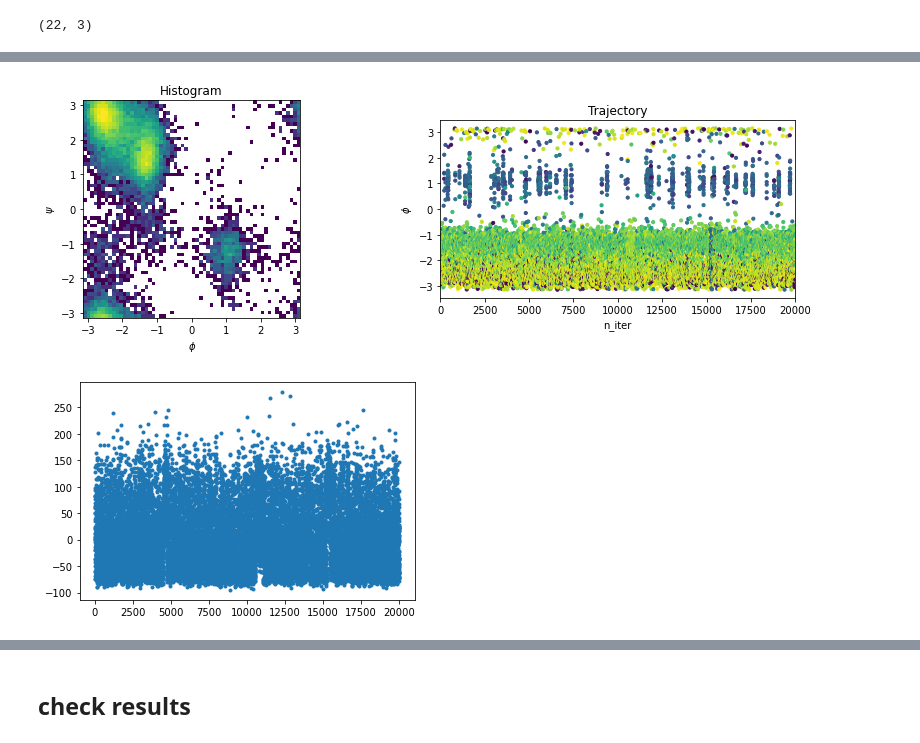
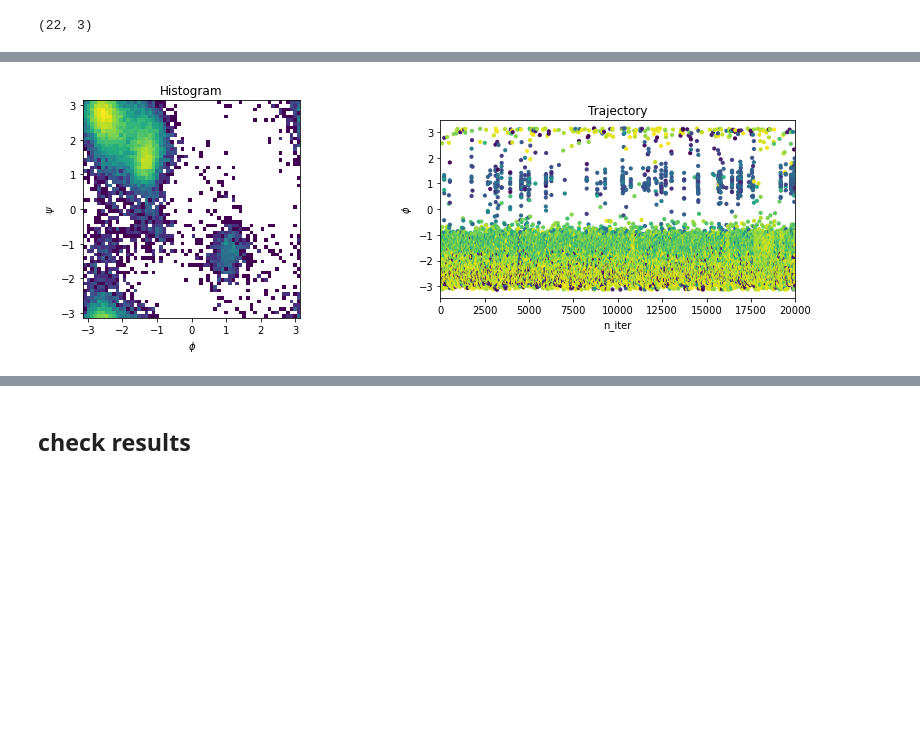
Before and after one commit to invemichele/learned-replica-exchange, a Jupyter notebook: ala2/OPES-ala2.ipynb, the cells around one changed output, grey strips where cells are left out. Saved outputs shown, nothing was run; the diff lists cells and outputs as text; code cells hidden in the pictures; blank space fills up the shorter version.

```diff
--- a/ala2/OPES-ala2.ipynb
+++ b/ala2/OPES-ala2.ipynb
@@ -253,34 +251,33 @@ simulation.context.setPositions(equil_pos)
 
 data = np.full((n_iter, *model.positions.shape), np.nan)
 ener = np.full(n_iter, np.nan) # needed for reweighting
 bias = np.full(n_iter, np.nan) # needed for reweighting
 all_df = np.full((n_iter, len(running_df)), np.nan)
 all_rct = np.full(n_iter, np.nan)
 
 for n in range(n_iter):
     simulation.step(pace)
     data[n] = simulation.context.getState(getPositions=True).getPositions().value_in_unit(unit.nanometers)
     ener[n] = simulation.context.getState(getEnergy=True, groups={ener_group}).getPotentialEnergy().value_in_unit(unit.kilojoule_per_mole)
     bias[n] = simulation.context.getState(getEnergy=True, groups={bias_group}).getPotentialEnergy().value_in_unit(unit.kilojoule_per_mole)
     ##### update DeltaFs
     increment = 1/beta*np.log1p(np.exp(beta*(bias[n]-rct))/counter)
     for i in range(df_size):
         diff_i = beta*((1-temp/temperatures[i])*ener[n]+bias[n]-rct+running_df[i])
         running_df[i] += increment - 1/beta*np.log1p(np.exp(diff_i)/counter)
         simulation.context.setParameter(f'df{i}', running_df[i])
     counter += 1
     rct += increment + 1/beta*np.log1p(-1/counter)
     #####
     all_df[n] = running_df
     all_rct[n] = rct
     # print info
     if (n+1) % 1000 == 0:
         clear_output(wait=True)
         plot_rama_traj(data[:n+1])
         # plt.plot(ener, '.')
         # plt.show()
-    print(f'sampling...  {n/n_iter:.2%}, beta*df[0] = {beta*running_df[0]}, beta*df[-1] = {beta*running_df[-1]}', end='\r')
-#     print(f'sampling...  {n/n_iter:.1%}  bias={bias[n]}',end='\r')
+    print(f'sampling...  {n/n_iter:.2%}', end='\r')
+clear_output(wait=True)
 # %% [output]
-[figure, old version]
+[figure, new version]
-[figure, removed]
```
Also changed, not shown: parts of 7 cells of this notebook, 30 other files.
